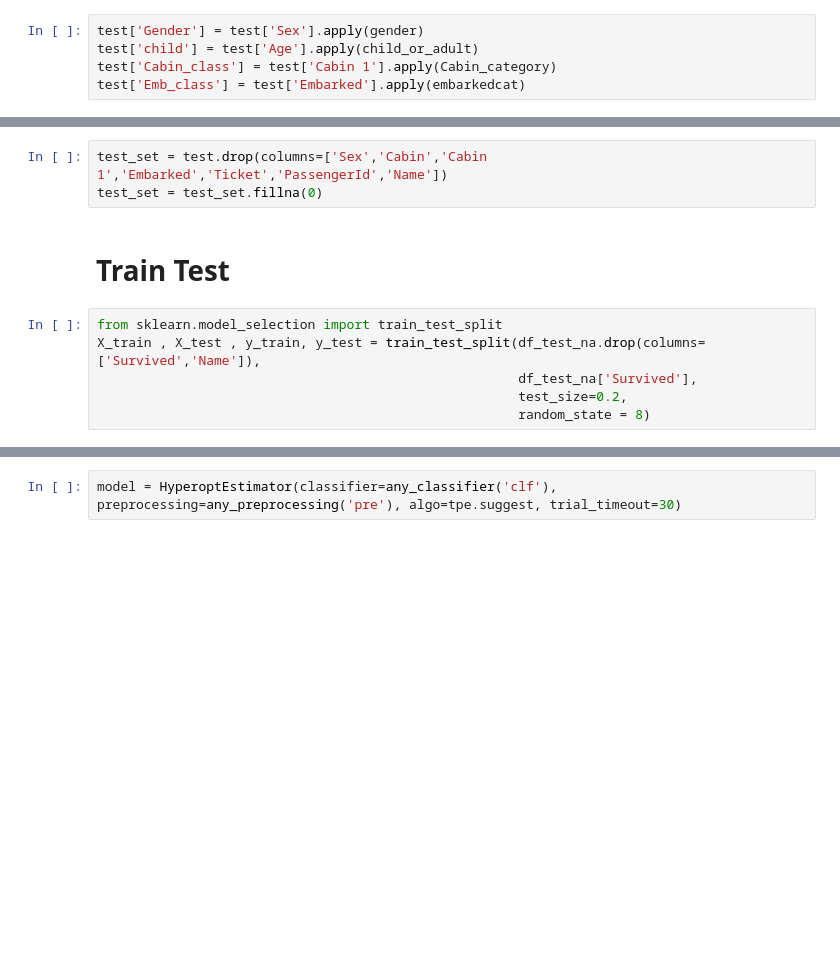
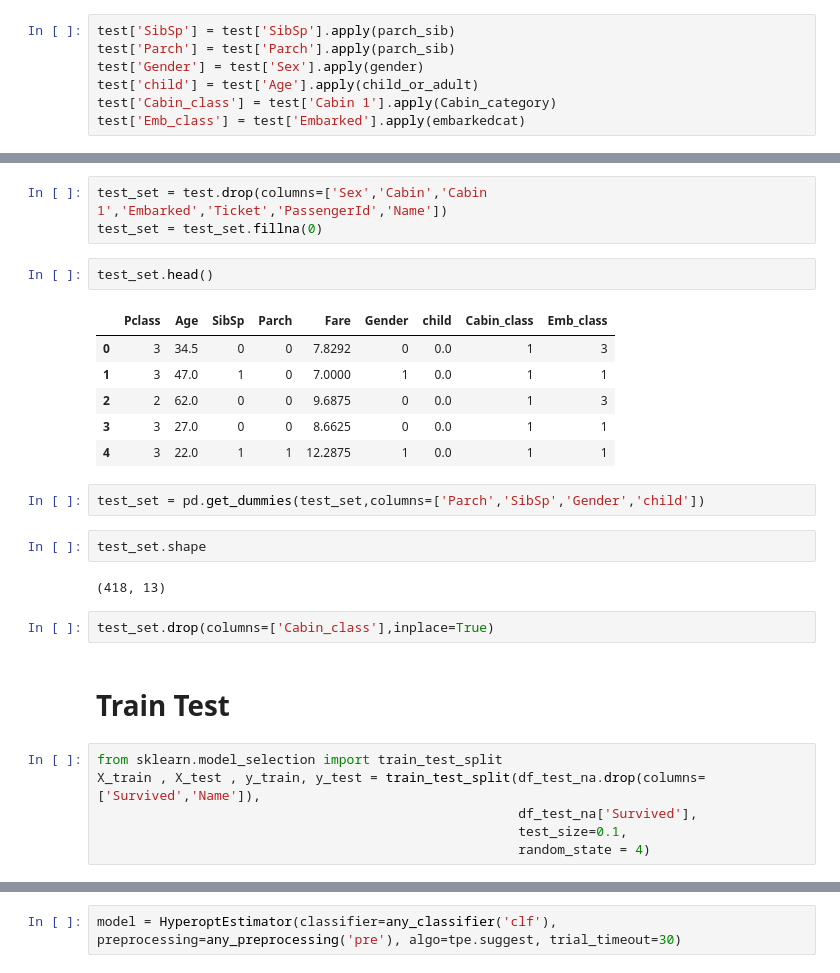
Before and after one commit to frax0n/Titanic-ML, a Jupyter notebook: Titanic.ipynb, the cells around one changed output, grey strips where cells are left out. Saved outputs shown, nothing was run; the diff lists cells and outputs as text; blank space fills up the shorter version.

```diff
--- a/Titanic.ipynb
+++ b/Titanic.ipynb
@@ -88,6 +161,8 @@ test['Cabin 1'] = test['Cabin'].apply(first)
 test['Age'] = test['Age'].fillna(np.nanmean(test['Age']))
 test['Fare'] = test['Fare'].fillna(np.nanmean(test['Fare']))
 # %%
+test['SibSp'] = test['SibSp'].apply(parch_sib)
+test['Parch'] = test['Parch'].apply(parch_sib)
 test['Gender'] = test['Sex'].apply(gender)
 test['child'] = test['Age'].apply(child_or_adult)
 test['Cabin_class'] = test['Cabin 1'].apply(Cabin_category)
@@ -97,11 +172,28 @@ test_pid=test[['PassengerId','Sex']]
 # %%
 test_set = test.drop(columns=['Sex','Cabin','Cabin 1','Embarked','Ticket','PassengerId','Name'])
 test_set = test_set.fillna(0)
+# %%
+test_set.head()
+# %% [output]
+|  | Pclass | Age | SibSp | Parch | Fare | Gender | child | Cabin_class | Emb_class |
+| 0 | 3 | 34.5 | 0 | 0 | 7.8292 | 0 | 0.0 | 1 | 3 |
+| 1 | 3 | 47.0 | 1 | 0 | 7.0000 | 1 | 0.0 | 1 | 1 |
+| 2 | 2 | 62.0 | 0 | 0 | 9.6875 | 0 | 0.0 | 1 | 3 |
+| 3 | 3 | 27.0 | 0 | 0 | 8.6625 | 0 | 0.0 | 1 | 1 |
+| 4 | 3 | 22.0 | 1 | 1 | 12.2875 | 1 | 0.0 | 1 | 1 |
+# %%
+test_set = pd.get_dummies(test_set,columns=['Parch','SibSp','Gender','child'])
+# %%
+test_set.shape
+# %% [output]
+(418, 13)
+# %%
+test_set.drop(columns=['Cabin_class'],inplace=True)
 # %% [markdown]
 # Train Test
 # %%
 from sklearn.model_selection import train_test_split
 X_train , X_test , y_train, y_test = train_test_split(df_test_na.drop(columns=['Survived','Name']),
                                                       df_test_na['Survived'],
-                                                      test_size=0.2,
-                                                      random_state = 8)
+                                                      test_size=0.1,
+                                                      random_state = 4)
```
Also changed, not shown: parts of 38 cells of this notebook, 1 other file.
